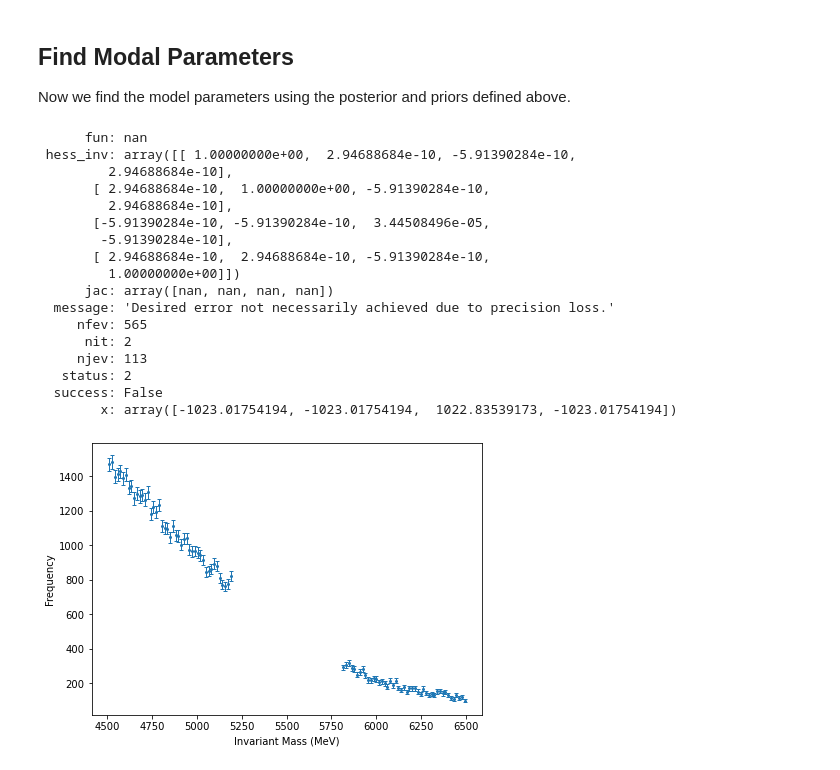
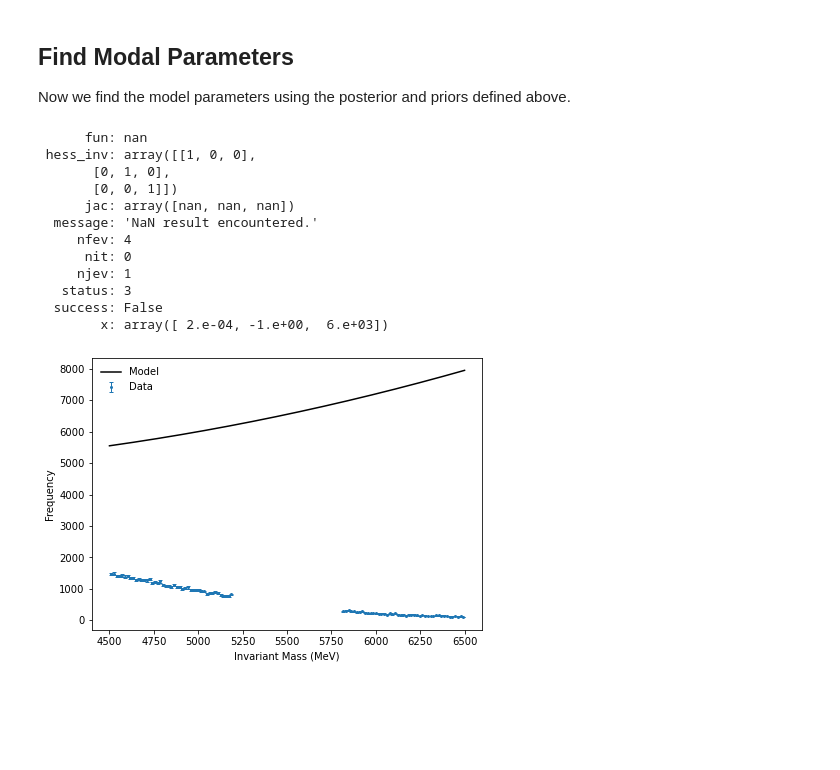
Before and after one commit to ChandlerKenworthy/Y4RareDecayProject, a Jupyter notebook: background_fitting/BayesianParam.ipynb, the cells around one changed output. Cells and saved outputs as stored; diff of their text form; code cells hidden in the pictures; blank space fills up the shorter version.

```diff
--- a/background_fitting/BayesianParam.ipynb
+++ b/background_fitting/BayesianParam.ipynb
@@ -59,59 +59,56 @@ def log_likelihood_fast(A, k, b, c, f=x, d=y):
     return np.sum(poisson(m).logpmf(d))
 # %%
-def log_prior(A, k, b, c, Amax=100, Amin=1, kmax=100, kmin=1, bmax=100, bmin=1, cmax=100, cmin=1):
+def log_prior(k, b, c, kmax=100, kmin=1, bmax=100, bmin=1, cmax=100, cmin=1):
     """
     P(A, k, b, c)
     """
-    # this is a Jeffreys prior might be better to use a uniform one for now
-    A_prior =
-    return A_log_prior + b_log_prior + k_log_prior + c_log_prior
+    #this is a Jeffreys prior might be better to use a uniform one for now
+    k_log_prior = -np.log(k) - np.log(np.log(kmax/kmin))
+    b_log_prior = -np.log(b) - np.log(np.log(bmax/bmin))
+    c_log_prior = -np.log(c) - np.log(np.log(cmax/cmin))
+    return b_log_prior + k_log_prior + c_log_prior
 # %%
-def log_posterior(A, k, b, c, f=x, d=y):
+def log_posterior(k, b, c, f=x, d=y):
     """
     P(A,k,b,c | data) not normalised
     """
-    return (log_likelihood_fast(A, k, b, c, f, d) + log_prior(A, k, b, c))
+    return (log_likelihood_fast(k, b, c, f, d) + log_prior(k, b, c))
 # %% [markdown]
 ## Find Modal Parameters
 Now we find the model parameters using the posterior and priors defined above.
 # %%
 from scipy.optimize import minimize
 
-x0 = (1, 1, 1, 1)
-sol = minimize(lambda x: -log_posterior(x[0], x[1], x[2], x[3]), x0)
+x0 = (2e-4, -1, 6000)
+sol = minimize(lambda x: -log_posterior(x[0], x[1], x[2]), x0)
 sol
 # %% [output]
       fun: nan
- hess_inv: array([[ 1.00000000e+00,  2.94688684e-10, -5.91390284e-10,
-         2.94688684e-10],
-       [ 2.94688684e-10,  1.00000000e+00, -5.91390284e-10,
-         2.94688684e-10],
-       [-5.91390284e-10, -5.91390284e-10,  3.44508496e-05,
-        -5.91390284e-10],
-       [ 2.94688684e-10,  2.94688684e-10, -5.91390284e-10,
-         1.00000000e+00]])
-      jac: array([nan, nan, nan, nan])
-  message: 'Desired error not necessarily achieved due to precision loss.'
-     nfev: 565
-      nit: 2
-     njev: 113
-   status: 2
+ hess_inv: array([[1, 0, 0],
+       [0, 1, 0],
+       [0, 0, 1]])
+      jac: array([nan, nan, nan])
+  message: 'NaN result encountered.'
+     nfev: 4
+      nit: 0
+     njev: 1
+   status: 3
   success: False
-        x: array([-1023.01754194, -1023.01754194,  1022.83539173, -1023.01754194])
+        x: array([ 2.e-04, -1.e+00,  6.e+03])
 # %%
-A_hat = sol.x[0]
-k_hat = sol.x[1]
-b_hat = sol.x[2]
-c_hat = sol.x[3]
+k_hat = sol.x[0]
+b_hat = sol.x[1]
+c_hat = sol.x[2]
 
-max_post = log_posterior(A_hat, k_hat, b_hat, c_hat)
+max_post = log_posterior(k_hat, b_hat, c_hat)
 # %%
 fig, ax = plt.subplots(1, 1, figsize=(7, 5))
 f_grid = np.linspace(4500, 6500, 1000)
-ax.errorbar(x, y, yerr=yerr, fmt="o", ms=2, capsize=2, elinewidth=1)
-ax.plot(f_grid, bf.exponential(f_grid, A_hat, k_hat, b_hat, c_hat), 'k-', label='Model')
+ax.errorbar(x, y, yerr=yerr, fmt="o", ms=2, capsize=2, elinewidth=1, label='Data')
+ax.plot(f_grid, bf.polynomial(f_grid, k_hat, b_hat, c_hat), 'k-', label='Model')
 ax.set_xlabel('Invariant Mass (MeV)')
 ax.set_ylabel('Frequency')
+plt.legend(frameon=False)
 plt.show()
 # %% [output]
-[figure, old version]
+[figure, new version]
```
Also changed, not shown: parts of 3 cells of this notebook, 2 other files.
